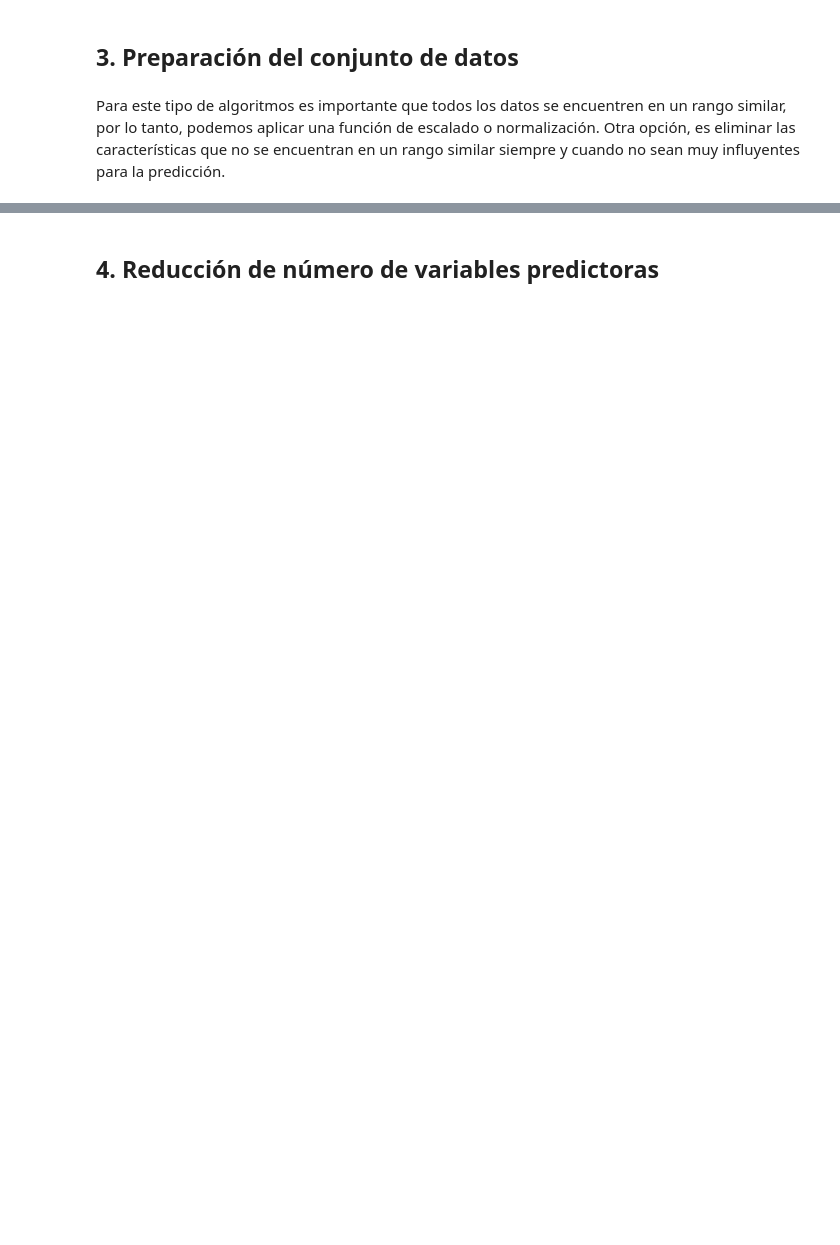
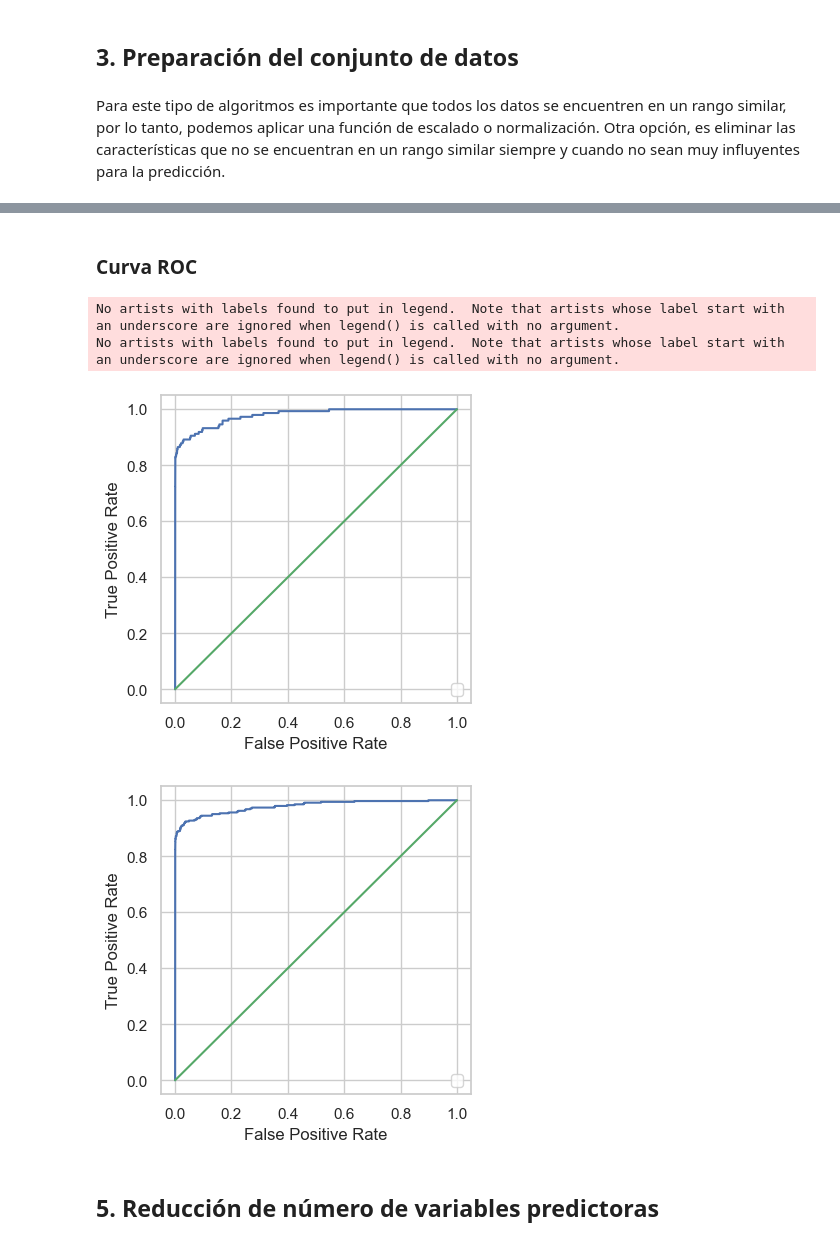
Before and after one commit to malcolmdpc/MachineLearningConPython, a Jupyter notebook: Regresión Logística • Detección de Fraude con Tarjetas de Crédito/Regresión Logística • Detección de Fraude con TC.ipynb, the cells around one changed output, grey strips where cells are left out. Cells and saved outputs as stored; diff of their text form; code cells hidden in the pictures; blank space fills up the shorter version.

```diff
--- a/Regresión Logística • Detección de Fraude con Tarjetas de Crédito/Regresión Logística • Detección de Fraude con TC.ipynb
+++ b/Regresión Logística • Detección de Fraude con Tarjetas de Crédito/Regresión Logística • Detección de Fraude con TC.ipynb
@@ -155,3 +254,27 @@ X_train, X_test = train_test_split(X, test_size=0.3, random_state=2024)
+# %% [markdown]
+### Curva ROC
+# %%
+y_test_prob = clf.predict_proba(X_test)
+y_train_prob = clf.predict_proba(X_train)
+
+from sklearn.metrics import roc_curve
+from sklearn.metrics import RocCurveDisplay
+def plot_auc_roc_curve(y_test, y_pred):
+    fpr, tpr, _ = roc_curve(y_test, y_pred)
+    roc_display = RocCurveDisplay(fpr=fpr, tpr=tpr).plot()
+    roc_display.figure_.set_size_inches(4,4)
+    plt.plot([0, 1], [0, 1], color = 'g')
+# Plots the ROC curve using the sklearn methods - Good plot
+plot_auc_roc_curve(y_test, y_test_prob[:, 1])
+plot_auc_roc_curve(y_train, y_train_prob[:, 1])
+plt.show()
+# Plots the ROC curve using the sklearn methods - Bad plot
+#plot_sklearn_roc_curve(y_test, y_pred)
+# %% [output]
+No artists with labels found to put in legend.  Note that artists whose label start with an underscore are ignored when legend() is called with no argument.
+No artists with labels found to put in legend.  Note that artists whose label start with an underscore are ignored when legend() is called with no argument.
+[figure, added]
+[figure, added]
 # %% [markdown]
-## 4. Reducción de número de variables predictoras
+## 5. Reducción de número de variables predictoras
 # %%
```
Also changed, not shown: parts of 45 cells of this notebook.
